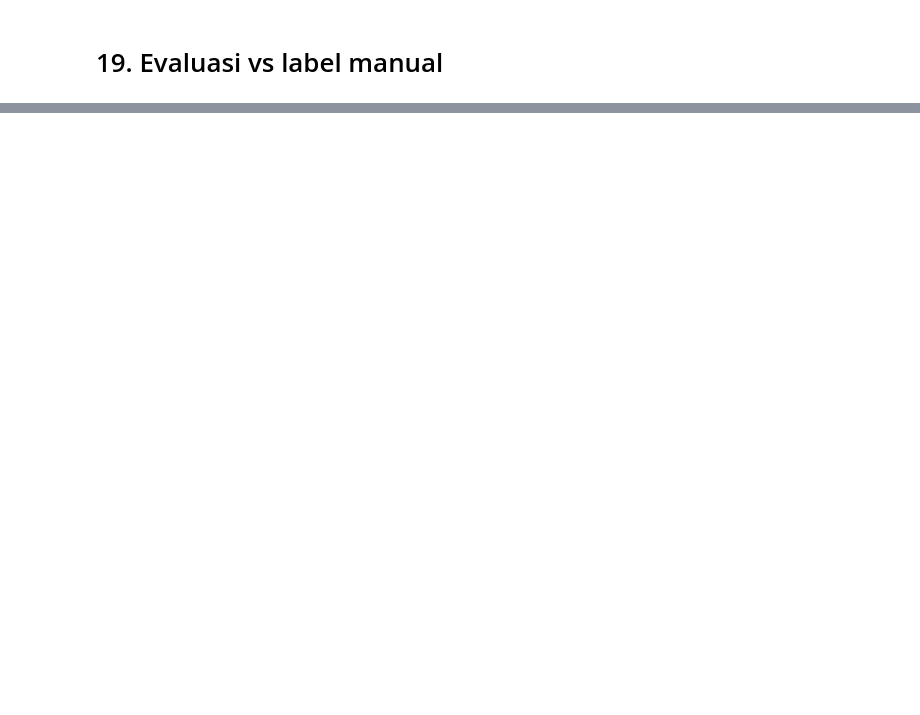
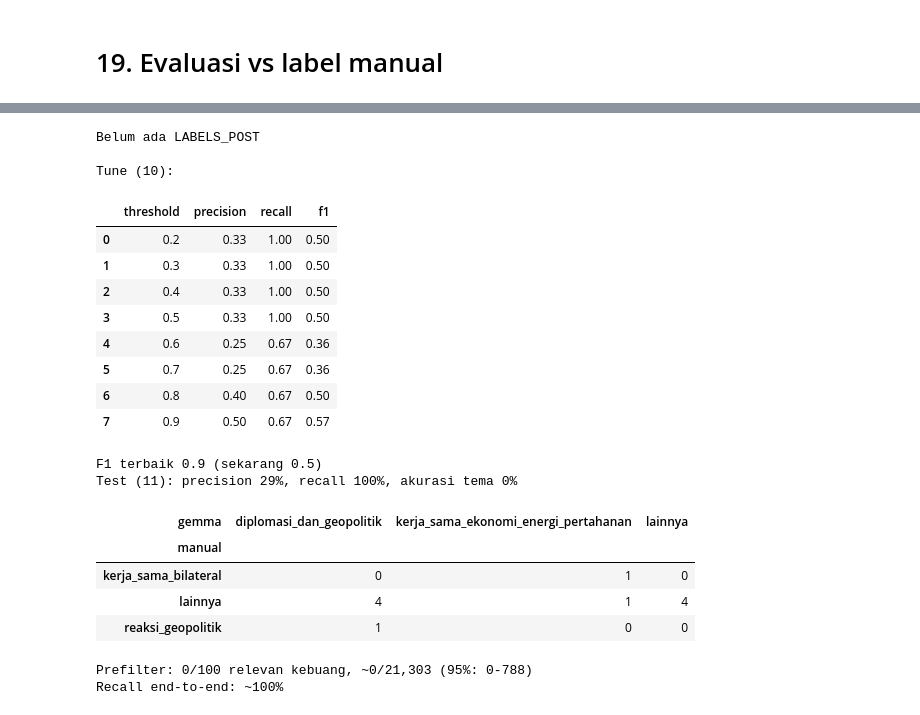
Before and after one commit to aldo02032004/naufaldo.github.io, a Jupyter notebook: kol_network_stance.ipynb, the cells around one changed output, grey strips where cells are left out. Cells and saved outputs as stored; diff of their text form; code cells hidden in the pictures; blank space fills up the shorter version.

```diff
--- a/kol_network_stance.ipynb
+++ b/kol_network_stance.ipynb
@@ -877,0 +1030,69 @@ else:
+# %%
+# sentimen & stance per cuitan
+post = df_clean.assign(manual=df_clean["text_clean"].map(saved["post"])).dropna(subset=["manual", "stance"])
+if post.empty:
+    print("Belum ada LABELS_POST")
+for j, kind in enumerate(("sentiment", "stance") if len(post) else ()):
+    truth = post["manual"].str[j]
+    print(f"\n{kind}: {len(post)} cuitan, kappa {cohen_kappa_score(truth, post[kind]):.2f}")
+    print(classification_report(truth, post[kind], zero_division=0))
+    display(pd.crosstab(truth, post[kind], rownames=["manual"], colnames=["gemma"]))
+
+# relevan & tema: threshold dipilih di tune, angka dilaporkan di test
+cal = df_clean.loc[review_idx, ["text_clean", "theme_guess", "theme_confidence"]].dropna()
+cal = cal.assign(manual=cal["text_clean"].map(saved["tema"]), p=cal["theme_confidence"].astype(float)).dropna()
+predict = lambda d, t: d["theme_guess"].where(d["p"] >= t, "lainnya")
+prec = rec = None
+if len(cal) < 20:
+    print(f"\nLABELS_TEMA baru {len(cal)}, minimal 20")
+else:
+    tune = cal.sample(frac=0.5, random_state=42)
+    test = cal.drop(tune.index)
+    rows = []
+    for t in (0.2, 0.3, 0.4, 0.5, 0.6, 0.7, 0.8, 0.9):
+        y, yp = tune["manual"].ne("lainnya"), predict(tune, t).ne("lainnya")
+        rows.append({"threshold": t, "precision": precision_score(y, yp, zero_division=0),
+                     "recall": recall_score(y, yp, zero_division=0), "f1": f1_score(y, yp, zero_division=0)})
+    thr = pd.DataFrame(rows)
+    print(f"\nTune ({len(tune)}):")
+    display(thr.round(2))
+    print(f"F1 terbaik {thr.loc[thr['f1'].idxmax(), 'threshold']} (sekarang {RANKING_MIN_CONFIDENCE})")
+
+    pred = predict(test, RANKING_MIN_CONFIDENCE)
+    y, yp = test["manual"].ne("lainnya"), pred.ne("lainnya")
+    prec, rec = precision_score(y, yp, zero_division=0), recall_score(y, yp, zero_division=0)
+    print(f"Test ({len(test)}): precision {prec:.0%}, recall {rec:.0%}, akurasi tema {(pred[y & yp] == test['manual'][y & yp]).mean():.0%}")
+    display(pd.crosstab(test["manual"], pred, rownames=["manual"], colnames=["gemma"]))
+
+# prefilter & recall end-to-end
+if pre := list(saved["prefilter"].values()):
+    n_pre = len(df_clean) - len(review_idx)
+    k, n = sum(pre), len(pre)
+    lo, hi = proportion_confint(k, n, method="wilson")
+    missed = k / n * n_pre
+    print(f"\nPrefilter: {k}/{n} relevan kebuang, ~{missed:.0f}/{n_pre:,} (95%: {lo * n_pre:.0f}-{hi * n_pre:.0f})")
+    if rec:
+        kept_true = len(df_topic) * prec   # lolos & beneran relevan
+        print(f"Recall end-to-end: ~{kept_true / (kept_true / rec + missed):.0%}")
+# %% [output]
+Belum ada LABELS_POST
+
+Tune (10):
+|  | threshold | precision | recall | f1 |
+| 0 | 0.2 | 0.33 | 1.00 | 0.50 |
+| 1 | 0.3 | 0.33 | 1.00 | 0.50 |
+| 2 | 0.4 | 0.33 | 1.00 | 0.50 |
+| 3 | 0.5 | 0.33 | 1.00 | 0.50 |
+| 4 | 0.6 | 0.25 | 0.67 | 0.36 |
+| 5 | 0.7 | 0.25 | 0.67 | 0.36 |
+| 6 | 0.8 | 0.40 | 0.67 | 0.50 |
+| 7 | 0.9 | 0.50 | 0.67 | 0.57 |
+F1 terbaik 0.9 (sekarang 0.5)
+Test (11): precision 29%, recall 100%, akurasi tema 0%
+| gemma | diplomasi_dan_geopolitik | kerja_sama_ekonomi_energi_pertahanan | lainnya |
+| manual |  |  |  |
+| kerja_sama_bilateral | 0 | 1 | 0 |
+| lainnya | 4 | 1 | 4 |
+| reaksi_geopolitik | 1 | 0 | 0 |
+Prefilter: 0/100 relevan kebuang, ~0/21,303 (95%: 0-788)
+Recall end-to-end: ~100%
```
Also changed, not shown: parts of 42 cells of this notebook.
